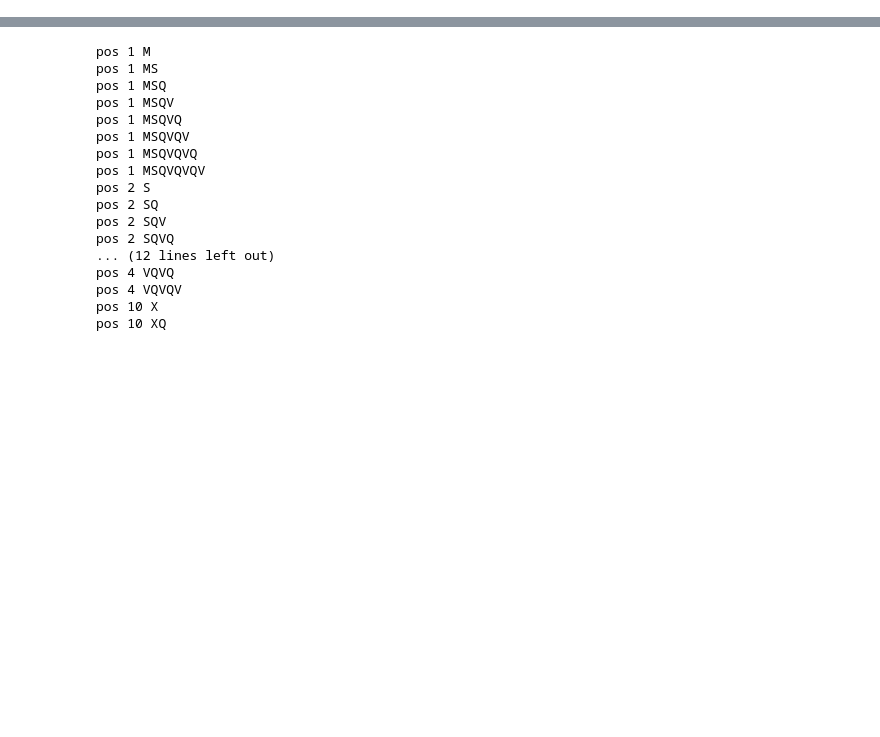
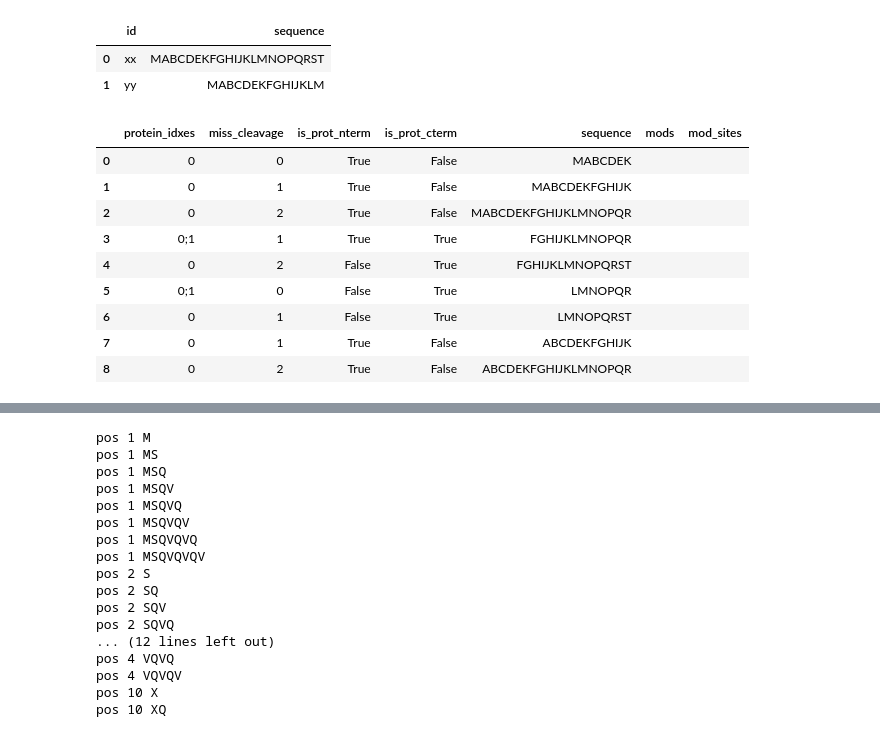
Before and after one commit to MannLabs/alphapeptdeep, a Jupyter notebook: nbdev_nbs/protein/fasta.ipynb, the cells around one changed output, grey strips where cells are left out. Saved outputs shown, nothing was run; the diff lists cells and outputs as text; code cells hidden in the pictures; blank space fills up the shorter version.

Commit message:
fasta lib tests

```diff
--- a/nbdev_nbs/protein/fasta.ipynb
+++ b/nbdev_nbs/protein/fasta.ipynb
@@ -184,8 +202,5 @@ class Digest(object):
 # %%
 #export
-import numba
-import itertools
-
 def get_fix_mods(
     sequence:str,
     fix_mod_aas:str,
@@ -197,15 +212,14 @@ def get_fix_mods(
         if aa in fix_mod_aas:
             mod_sites.append(i+1)
             mods.append(fix_mod_dict[aa])
-    return ';'.join(mods), mod_sites
+    return ';'.join(mods), ';'.join(str(i) for i in mod_sites)
 # %%
 #hide
 seq = 'ACBCDCK'
-fix_mod_dict = {}
-fix_mod_dict['C'] = 'mod@C'
-mods, mod_sites = get_fix_mods(seq, 'C', fix_mod_dict)
+_fix_mod_dict = {}
+_fix_mod_dict['C'] = 'mod@C'
+mods, mod_sites = get_fix_mods(seq, 'C', _fix_mod_dict)
 assert mods==';'.join(['mod@C']*3)
-assert np.all(np.array(mod_sites)==np.array([2,4,6]))
-%timeit get_fix_mods(seq, 'C', fix_mod_dict)
-get_fix_mods(seq, 'C', fix_mod_dict)
+assert mod_sites=='2;4;6'
+get_fix_mods(seq, 'C', _fix_mod_dict)
 # %% [output]
@@ -313,7 +324,7 @@ def get_var_mods(
     mod_dict:dict,
     max_var_mod:int,
     max_combs:int,
-)->list:
+)->tuple:
     mod_sites_list = get_var_mod_sites(
         sequence, var_mod_aas,
         max_var_mod, max_combs
@@ -324,6 +335,7 @@ def get_var_mods(
         _mods = get_var_mods_per_sites(
             sequence,mod_sites,mod_dict
         )
+        mod_sites_str = ';'.join([str(i) for i in mod_sites])
         ret_mods.extend(_mods)
-        ret_sites_list.extend([mod_sites]*len(_mods))
+        ret_sites_list.extend([mod_sites_str]*len(_mods))
     return ret_mods, ret_sites_list
@@ -467,0 +415,8 @@ mods[:6], mod_sites[:6]
+# %%
+#export
+def parse_term_mod(term_mod_name:str):
+    _mod, term = term_mod_name.split('@')
+    if '^' in term:
+        return tuple(term.split('^'))
+    else:
+        return '', term
@@ -632,0 +685,48 @@ digest.cleave_sequence(seq)
+# %%
+#hide
+_lib = PredictFastaSpecLib(None)
+protein_dict = {
+    'xx': {
+        'id': 'xx',
+        'sequence': 'MABCDEKFGHIJKLMNOPQRST'
+    },
+    'yy': {
+        'id': 'yy',
+        'sequence': 'MABCDEKFGHIJKLM'
+    }
+}
+_lib.from_protein_dict(protein_dict)
+assert 'id' in _lib.protein_df.columns
+assert 'sequence' in _lib.protein_df.columns
+_lib.protein_df
+# %% [output]
+|  | id | sequence |
+| 0 | xx | MABCDEKFGHIJKLMNOPQRST |
+| 1 | yy | MABCDEKFGHIJKLM |
+# %%
+_lib = PredictFastaSpecLib(None)
+prot1 = 'MABCDEKFGHIJKLMNOPQRST'
+prot2 = 'FGHIJKLMNOPQR'
+protein_dict = {
+    'xx': {
+        'id': 'xx',
+        'sequence': prot1
+    },
+    'yy': {
+        'id': 'yy',
+        'sequence': prot2
+    }
+}
+_lib.from_protein_dict(protein_dict)
+_lib.precursor_df
+# %% [output]
+|  | protein_idxes | miss_cleavage | is_prot_nterm | is_prot_cterm | sequence | mods | mod_sites |
+| 0 | 0 | 0 | True | False | MABCDEK |  |  |
+| 1 | 0 | 1 | True | False | MABCDEKFGHIJK |  |  |
+| 2 | 0 | 2 | True | False | MABCDEKFGHIJKLMNOPQR |  |  |
+| 3 | 0;1 | 1 | True | True | FGHIJKLMNOPQR |  |  |
+| 4 | 0 | 2 | False | True | FGHIJKLMNOPQRST |  |  |
+| 5 | 0;1 | 0 | False | True | LMNOPQR |  |  |
+| 6 | 0 | 1 | False | True | LMNOPQRST |  |  |
+| 7 | 0 | 1 | True | False | ABCDEKFGHIJK |  |  |
+| 8 | 0 | 2 | True | False | ABCDEKFGHIJKLMNOPQR |  |  |
```
Also changed, not shown: parts of 20 cells of this notebook, 20 other files.
